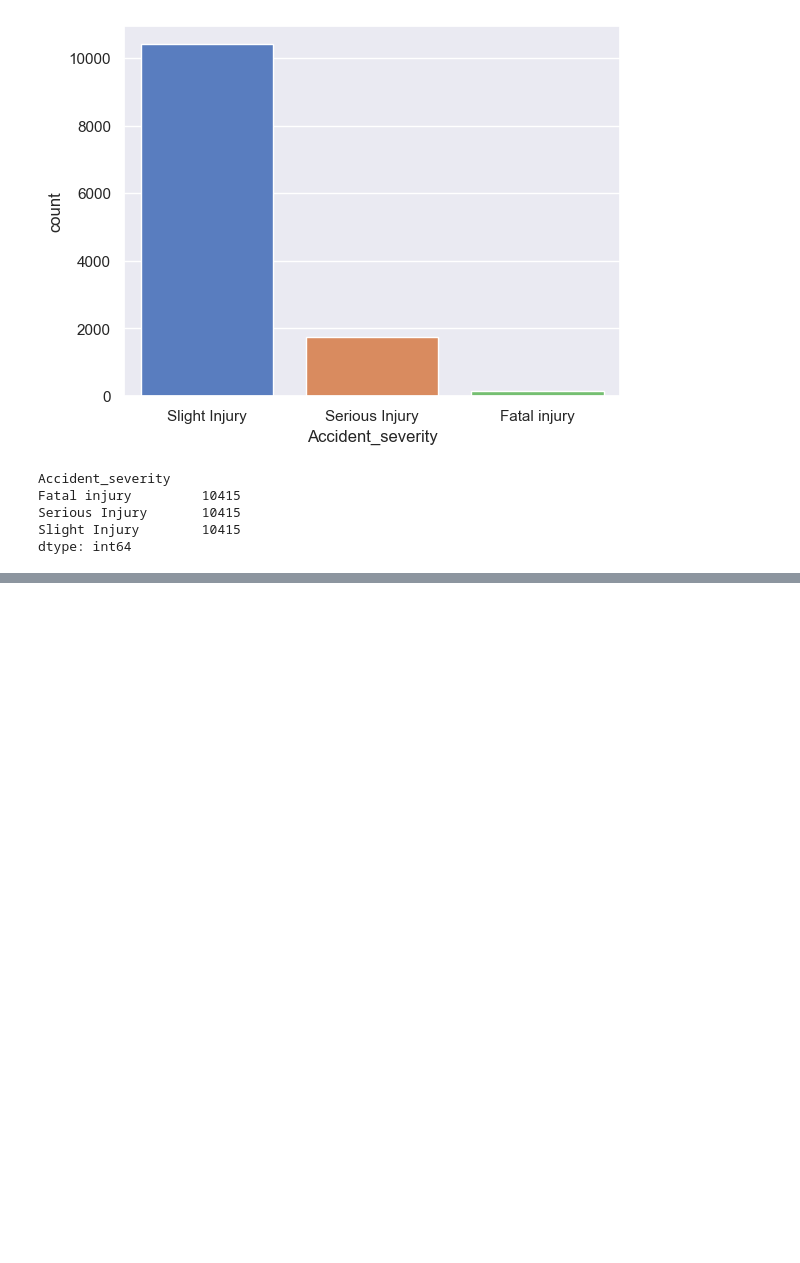
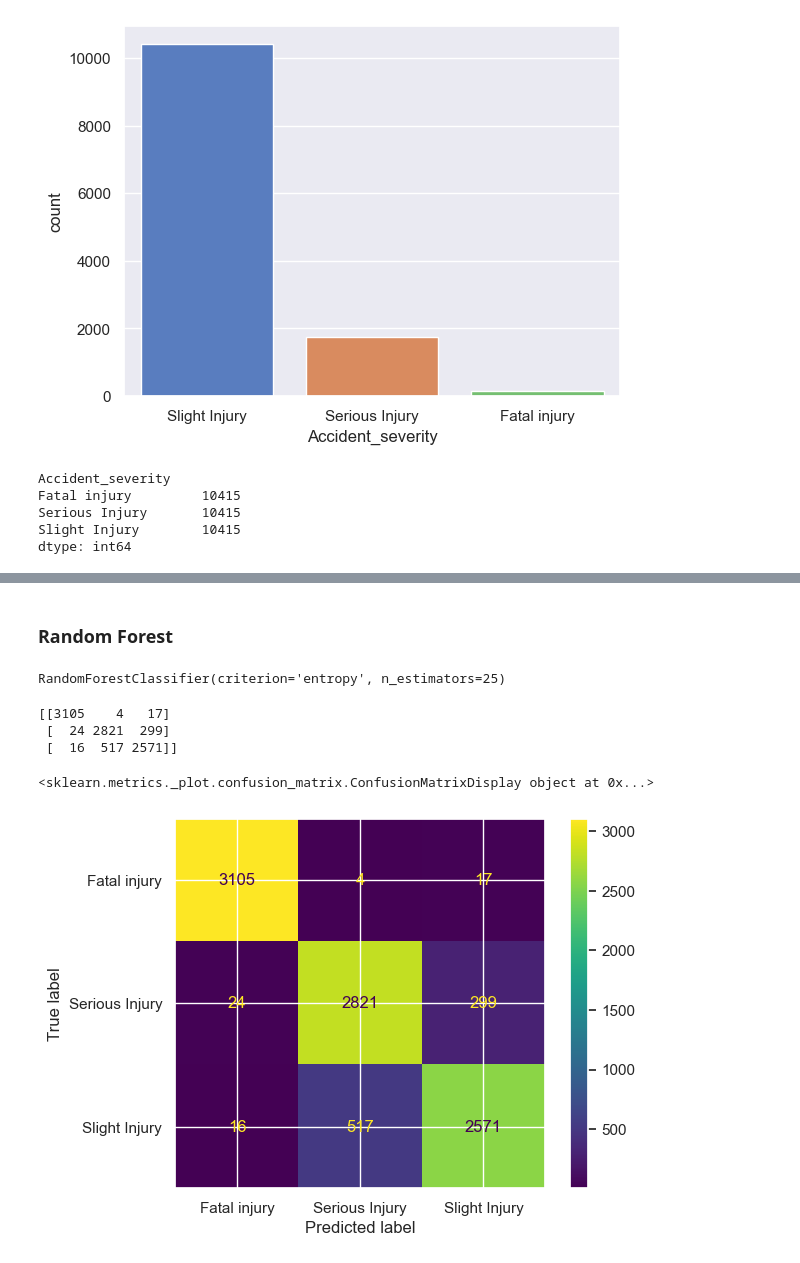
Before and after one commit to Impact-Dev1/Road-Traffic-Severity-Classification, a Jupyter notebook: final_classification.ipynb, the cells around one changed output, grey strips where cells are left out. Saved outputs shown, nothing was run; the diff lists cells and outputs as text; code cells hidden in the pictures; blank space fills up the shorter version.

```diff
--- a/logistic_regression.ipynb
+++ b/final_classification.ipynb
@@ -374,0 +436,4 @@ dtype: int64
+# %%
+from sklearn.tree import DecisionTreeClassifier
+mdec = DecisionTreeClassifier(criterion='entropy')
+mdec.fit(xtrain, ytrain)
@@ -374,0 +474,25 @@ dtype: int64
+# %% [markdown]
+### Random Forest
+# %%
+from sklearn.ensemble import RandomForestClassifier
+mran = RandomForestClassifier(n_estimators=25,
+                              criterion='entropy')
+mran.fit(xtrain, ytrain)
+# %% [output]
+RandomForestClassifier(criterion='entropy', n_estimators=25)
+# %%
+yran = mran.predict(xtest)
+# %%
+mat_raf = confusion_matrix(ytest, yran)
+print(mat_raf)
+# %% [output]
+[[3105    4   17]
+ [  24 2821  299]
+ [  16  517 2571]]
+# %%
+print(ConfusionMatrixDisplay.from_predictions(
+    ytest, yran
+))
+# %% [output]
+<sklearn.metrics._plot.confusion_matrix.ConfusionMatrixDisplay object at 0x...>
+[figure, added]
```
Also changed, not shown: parts of 30 cells of this notebook.
